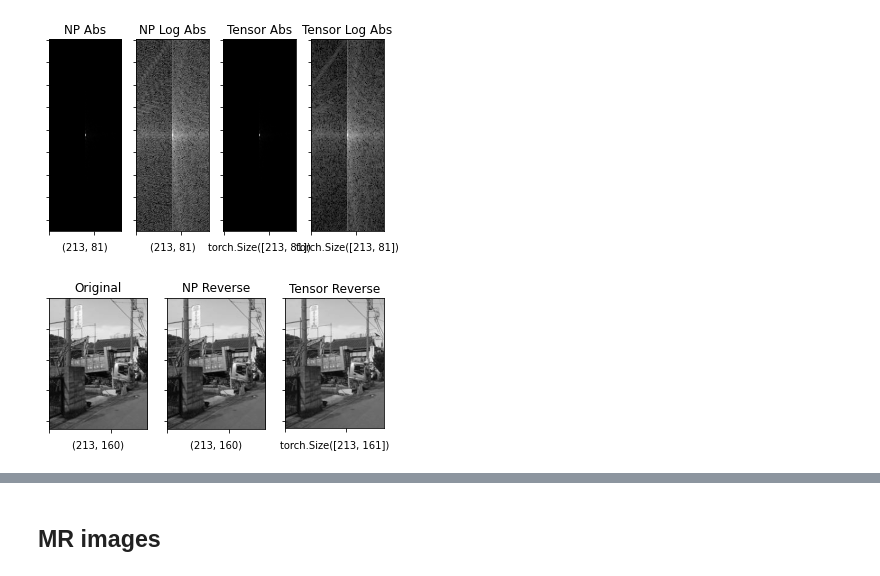
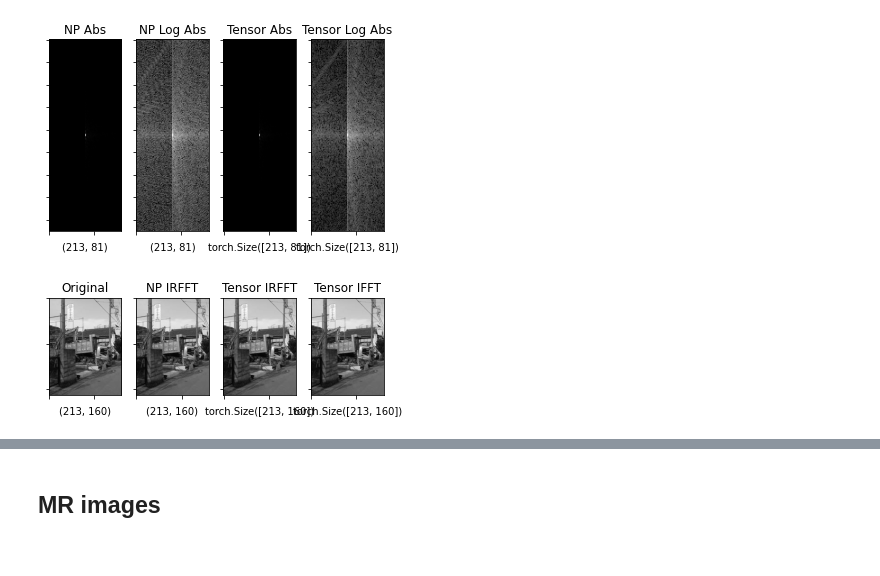
Before and after one commit to RGologorsky/fastmri, a Jupyter notebook: 01_kspace_tfms.ipynb, the cells around one changed output, grey strips where cells are left out. Cells and saved outputs as stored; diff of their text form; code cells hidden in the pictures.

```diff
--- a/01_kspace_tfms.ipynb
+++ b/01_kspace_tfms.ipynb
@@ -95,7 +104,9 @@ class NpTfms():
 
   # (uncentered) real arr obj to/from (centered) kspace
   real2k  = [rfft2, NP.fftshift]
-  k2real  = [NP.ifftshift, irfft2]
+
+  @classmethod
+  def k2real(cls, s=None): return [NP.ifftshift, partial(cls.irfft2, s=s)]
 
   # same as above, but fft instead of rfft
   fft_real2k  = [fft2, NP.fftshift]
@@ -108,9 +119,6 @@ class NpTfms():
   # Viz: kspace to amplitude-only img (log scale)
   np_abs = [np.abs]
   log_abs = [add(1e-9), np.log, np.abs]
-
-  real2k_abs  = real2k + np_abs
-  k2real_abs  = k2real + np_abs
 # %%
 class TensorTfms():
 
@@ -130,11 +138,13 @@ class TensorTfms():
 
   # (uncentered) real arr obj to/from (centered) kspace
   real2k  = [rfft2, T.fftshift]
-  k2real  = [T.ifftshift, irfft2]
+
+  @classmethod
+  def k2real(cls, s=None): return [T.ifftshift, partial(cls.irfft2, signal_sizes=s)]
 
   # same as above, but fft instead of rfft
   fft_real2k  = [fft2, T.fftshift]
-  fft_k2real  = [T.ifftshift, ifft2]
+  fft_k2real  = [T.ifftshift, ifft2, T.complex_abs]
 
   # (centered) complex arr obj to/from (centered) kspace
   complex2k  = [T.fft2]
@@ -143,12 +153,6 @@ class TensorTfms():
   # Viz: kspace to amplitude-only img (log scale)
   t_abs = [T.complex_abs]
   log_abs = [add(1e-9), np.log, np.abs]
-
-  real2k_abs  = real2k + t_abs
-  k2real_abs  = k2real + t_abs
-
-  complex2k_abs  = complex2k + t_abs
-  k2complex_abs  = k2complex + t_abs
 # %%
 def apply(data, tfms, pre=None, post=None): return Pipeline(L(pre) + L(tfms) + L(post))(data)
 # %% [markdown]
@@ -184,16 +188,18 @@ def plot(imgs, titles=[None], cmaps=["gray"], nrows=1, ncols=1, figsize = (6,6),
 # %%
 img = PILImageBW.create(fn_test)
 # %%
-# numpy
+# numpy computation
+
 arr = apply(img, NpTfms.im2arr) # numpy arr
+orig_shape = arr.shape # to reconstruct using conjugate symmetry
 
 # using rfft
 k             = apply(arr, NpTfms.real2k)
-rev_img       = apply(k, NpTfms.k2real)
+rev_img       = apply(k, NpTfms.k2real(orig_shape))
 
 # using fft
-# fft_k         = apply(arr, NpTfms.fft_real2k)
-# fft_rev_img   = apply(fft_k, NpTfms.fft_k2real)
+fft_k         = apply(arr, NpTfms.fft_real2k)
+fft_rev_img   = apply(fft_k, NpTfms.fft_k2real)
 
 # Viz kspace
 k_abs         = apply(k, NpTfms.np_abs)
@@ -211,15 +210,17 @@ np.testing.assert_array_almost_equal(img, rev_img)
 # %%
-# Pytorch tensors
+# Pytorch tensor computation
+
 t_arr = apply(img, TensorTfms.im2arr) # float tensor
+orig_shape = t_arr.shape
 
 # using rfft
 t_k             = apply(t_arr, TensorTfms.real2k)
-t_rev_img       = apply(t_k, TensorTfms.k2real)
+t_rev_img       = apply(t_k, TensorTfms.k2real(orig_shape))
 
 # using fft - requires complex arr
-# fft_arr         = apply(t_arr, TensorTfms.real2complex)
-# t_fft_k         = apply(fft_arr, TensorTfms.fft_real2k)
-# t_fft_rev_img   = apply(t_fft_k, TensorTfms.fft_k2real)
+fft_arr         = apply(t_arr, TensorTfms.real2complex)
+t_fft_k         = apply(fft_arr, TensorTfms.fft_real2k)
+t_fft_rev_img   = apply(t_fft_k, TensorTfms.fft_k2real)
 
 # Viz kspace
 t_k_abs         = apply(t_k, TensorTfms.t_abs)
@@ -272,6 +252,6 @@ plot([k_abs, k_log_abs, t_k_abs, t_k_log_abs], ["NP Abs", "NP Log Abs", "Tensor
 # %% [output]
 [figure]
 # %%
-plot([img, rev_img, t_rev_img], ["Original", "NP Reverse", "Tensor Reverse"])
+plot([img, rev_img, t_rev_img, t_fft_rev_img], ["Original", "NP IRFFT", "Tensor IRFFT", "Tensor IFFT"])
 # %% [output]
-[figure, old version]
+[figure, new version]
```
Also changed, not shown: parts of 23 cells of this notebook.
